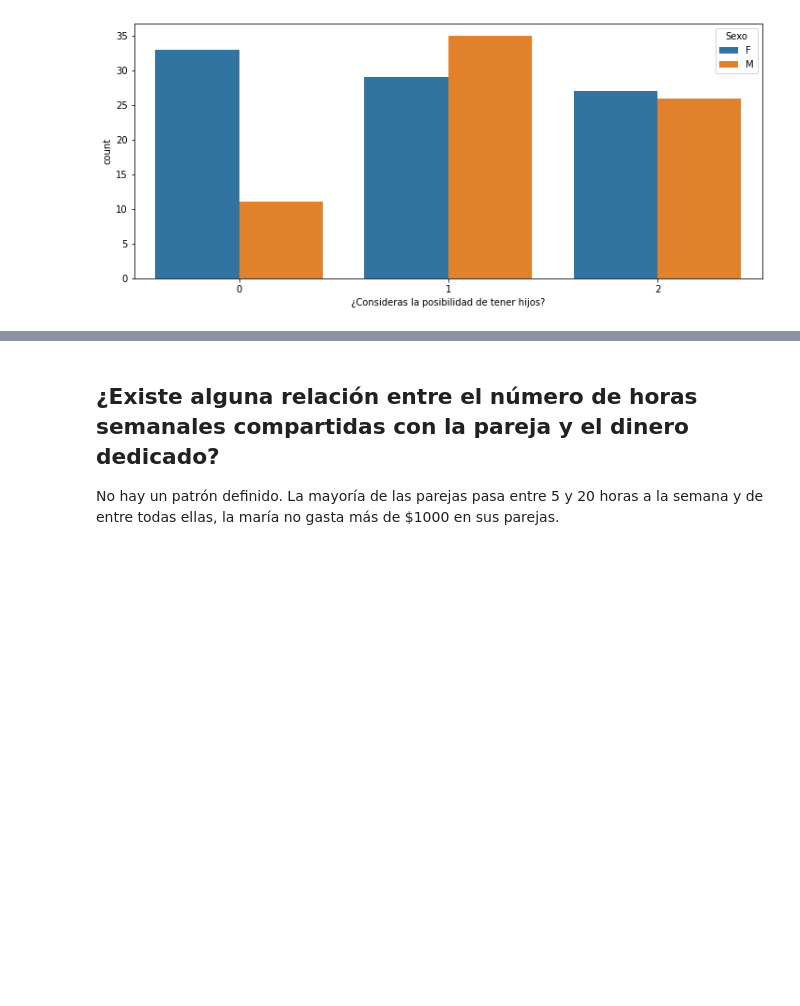
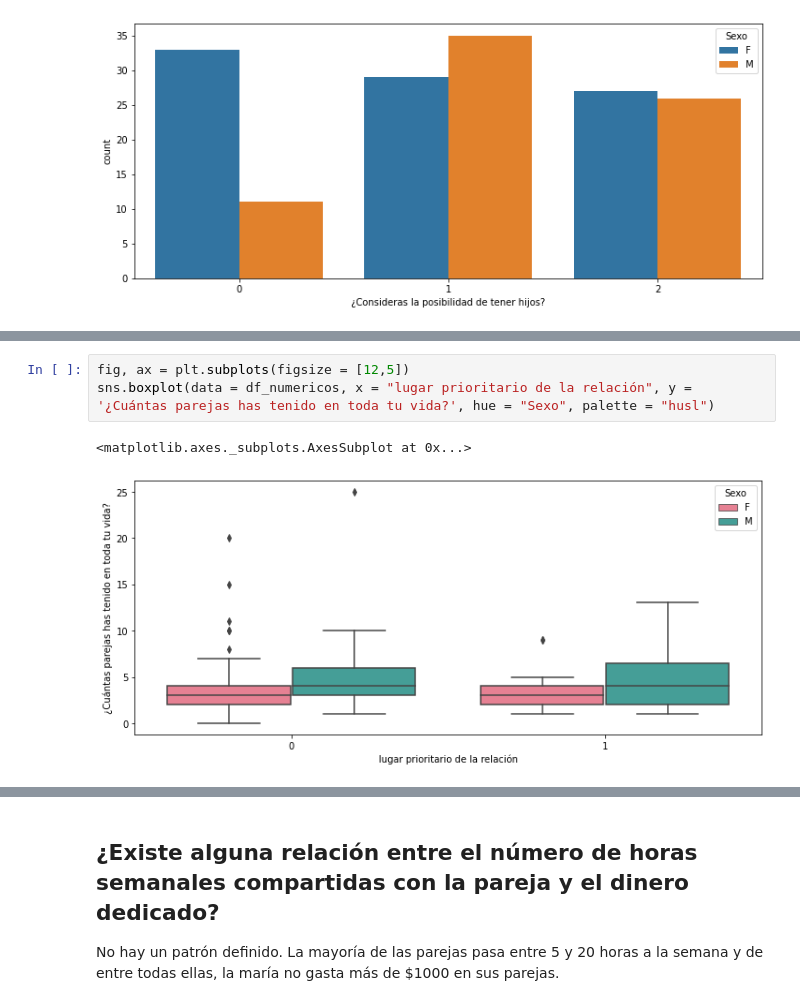
Before and after one commit to FisherPearson/Dependencia-Emocional, a Jupyter notebook: Dependencia Emocional.ipynb, the cells around one changed output, grey strips where cells are left out. Drawn from its saved outputs; the diff is of its cells as text; blank space fills up the shorter version.

```diff
--- a/Dependencia Emocional.ipynb
+++ b/Dependencia Emocional.ipynb
@@ -903,0 +918,6 @@ sns.countplot(x = "¿Consideras la posibilidad de tener hijos?", hue = "Sexo", d
+# %%
+fig, ax = plt.subplots(figsize = [12,5])
+sns.boxplot(data = df_numericos, x = "lugar prioritario de la relación", y = '¿Cuántas parejas has tenido en toda tu vida?', hue = "Sexo", palette = "husl")
+# %% [output]
+<matplotlib.axes._subplots.AxesSubplot at 0x...>
+[figure, added]
```
Also changed, not shown: parts of 43 cells of this notebook.
